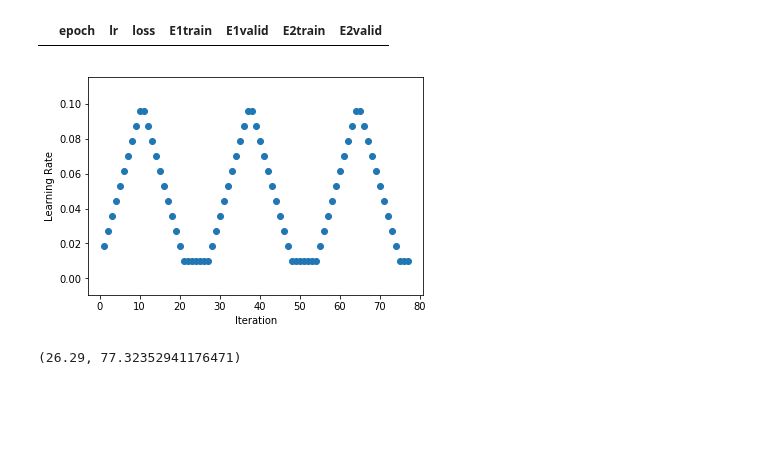
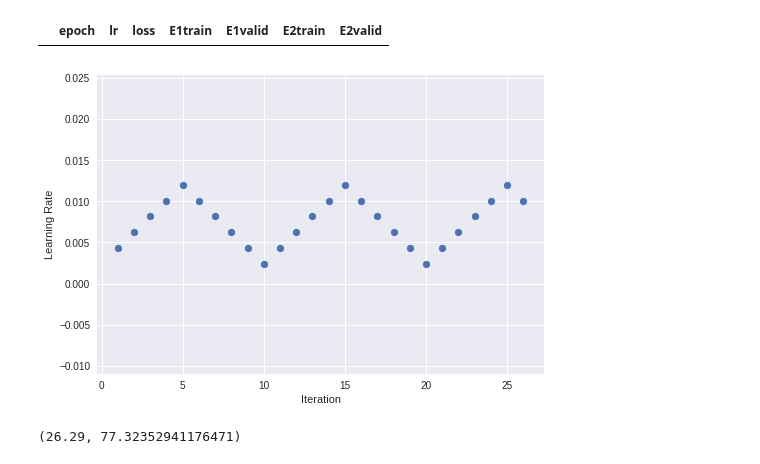
Before and after one commit to MariamQusai/DLToolboxImg, a Jupyter notebook: NoduleSegmentationModel15.ipynb, the cells around one changed output. Drawn from its saved outputs; the diff is of its cells as text; code cells hidden in the pictures; blank space fills up the shorter version.

```diff
--- a/NoduleSegmentationModel15.ipynb
+++ b/NoduleSegmentationModel15.ipynb
@@ -499,10 +558,11 @@ else:
         if name not in input_shapes:
             init(name, arr)
 # %%
-epoch=0
-arg={k:v for k, v in arg_arrays.items() if k not in input_shapes}
-aux = dict(zip(network.list_auxiliary_states(), exe.aux_arrays))
-mx.model.save_checkpoint(model_path2+prefix2, epoch, network, arg, aux)
+if False:
+  epoch=0
+  arg={k:v for k, v in arg_arrays.items() if k not in input_shapes}
+  aux = dict(zip(network.list_auxiliary_states(), exe.aux_arrays))
+  mx.model.save_checkpoint(model_path2+prefix2, epoch, network, arg, aux)
 # %% [markdown]
 # Nodule Segmentation: Model
 # %% [markdown]
@@ -511,8 +571,8 @@ mx.model.save_checkpoint(model_path2+prefix2, epoch, network, arg, aux)
 ### Find  learning rate
 # %%
 find_learning_rate = True
-b=.3
-a=.001
+b=.1
+a=.01
 
 nb=train_iter.num_data//train_iter.batch_size
 
@@ -733,17 +799,17 @@ class CyclicalSchedule():
             idx += cycle_length
         cycle_offset = iteration - idx + cycle_length
 
-        schedule = self.schedule_class(cycle_length=cycle_length-6, **self.kwargs)
+        schedule = self.schedule_class(cycle_length=cycle_length, **self.kwargs)
         return schedule(cycle_offset) * self.magnitude_decay**cycle_idx
 # %%
-epochs = 20
-lr =.1#.2#.2#0.075#.01#.3#.02#.15#.34#.2#.01#.002
+epochs = 378
+lr =.012#.2#.2#0.075#.01#.3#.02#.15#.34#.2#.01#.002
 # %%
-schedule = CyclicalSchedule(TriangularSchedule, min_lr=lr/10, max_lr=lr,
-                            cycle_length=27, cycle_length_decay=1, cycle_magnitude_decay=1)
-plot_schedule(schedule,iterations=77)
+schedule = CyclicalSchedule(TriangularSchedule, min_lr=lr/5, max_lr=lr,
+                            cycle_length=10, cycle_length_decay=1, cycle_magnitude_decay=1)
+plot_schedule(schedule,iterations=26)
 # %% [output]
-[figure, old version]
+[figure, new version]
 # %%
 train_iter.num_data/100,train_iter.num_data/34
 # %% [output]
```
Also changed, not shown: parts of 28 cells of this notebook.
